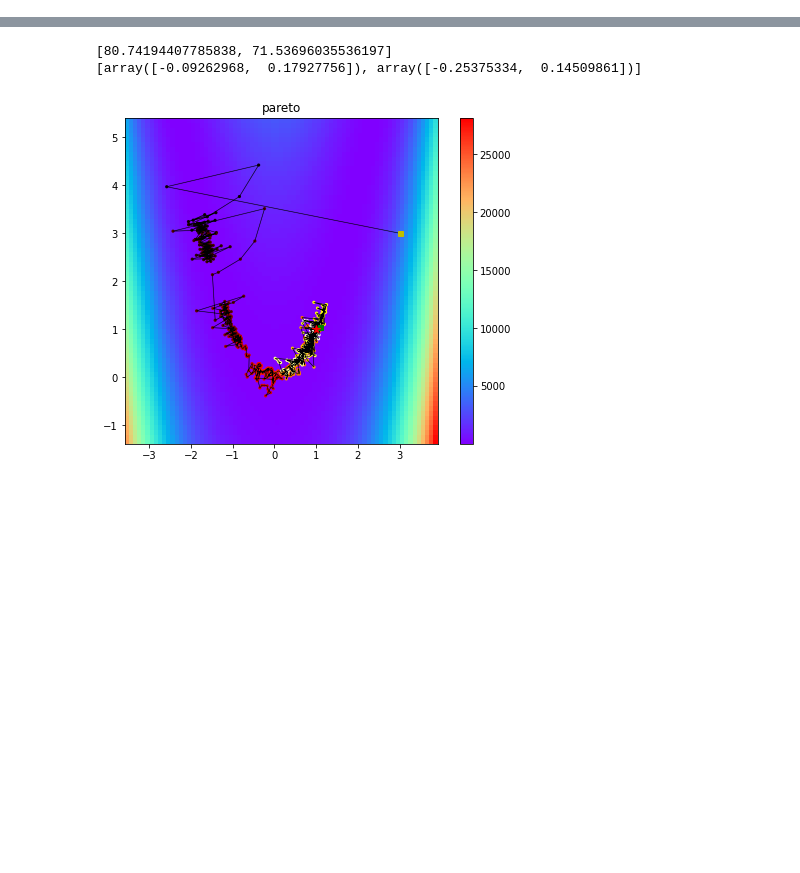
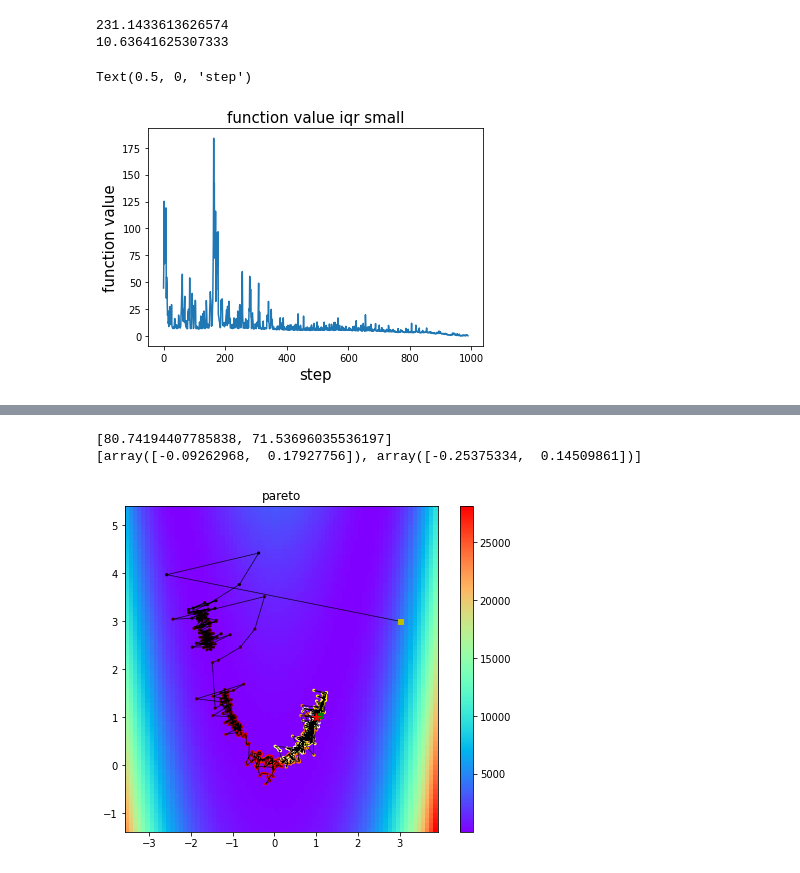
Before and after one commit to NaokiNakamichi/ML, a Jupyter notebook: GD/calssnoise_id.ipynb, the cells around one changed output, grey strips where cells are left out. Drawn from its saved outputs; the diff is of its cells as text; code cells hidden in the pictures; blank space fills up the shorter version.

```diff
--- a/GD/calssnoise_id.ipynb
+++ b/GD/calssnoise_id.ipynb
@@ -182,3 +182,16 @@ plt.show()
+# %%
+f_noise_small = f.f_opt(w_store.T)[10:]
+print(f_noise_small.var())
+print(f_noise_small.mean())
+plt.plot(f_noise_small)
+plt.title("function value iqr small",fontsize=15)
+plt.ylabel("function value",fontsize=15)
+plt.xlabel("step",fontsize=15)
+# %% [output]
+231.1433613626574
+10.63641625307333
+Text(0.5, 0, 'step')
+[figure, added]
 # %%
 #正規分布
 w_init = np.array([3,3])
```
Also changed, not shown: parts of 25 cells of this notebook.
